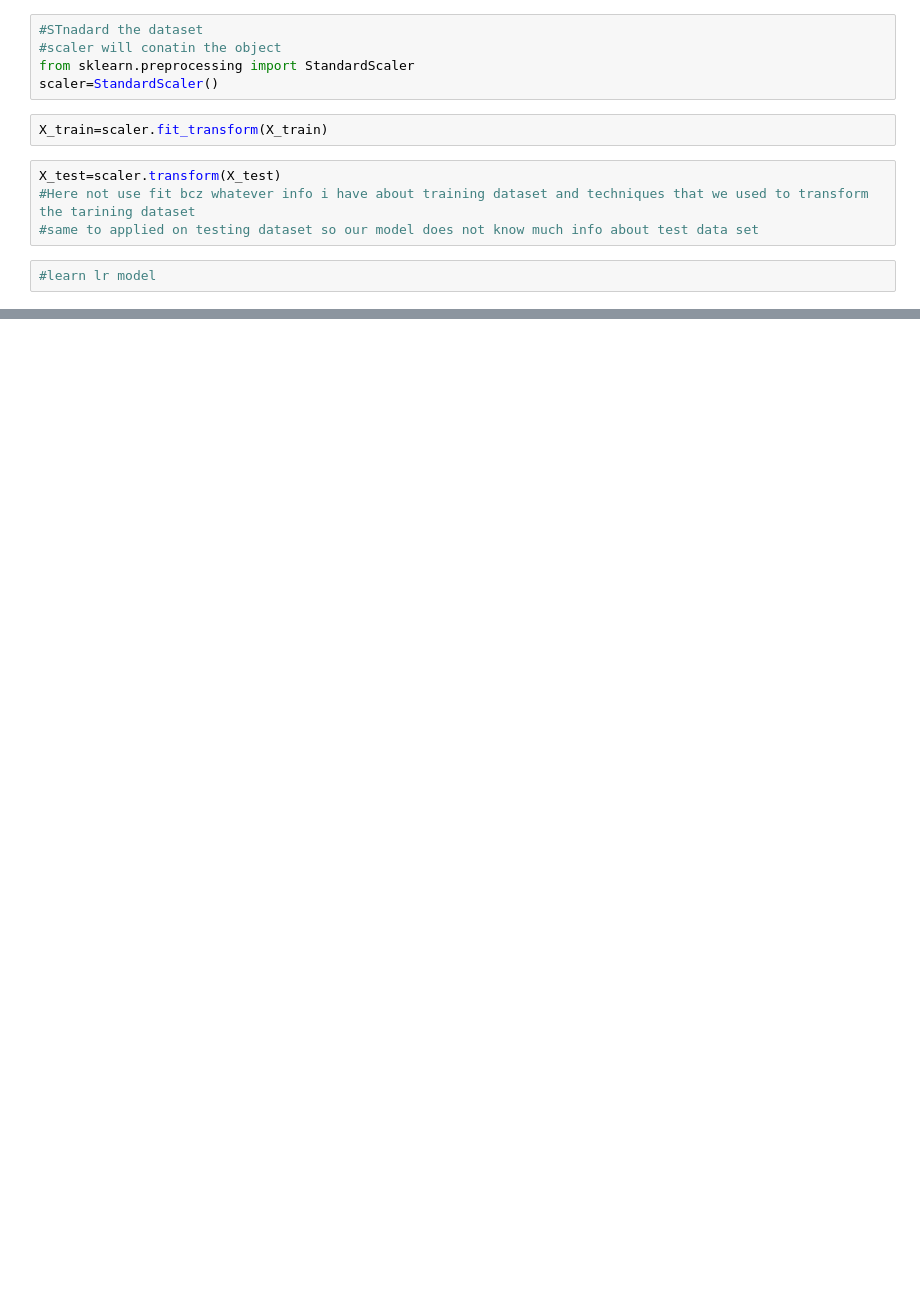
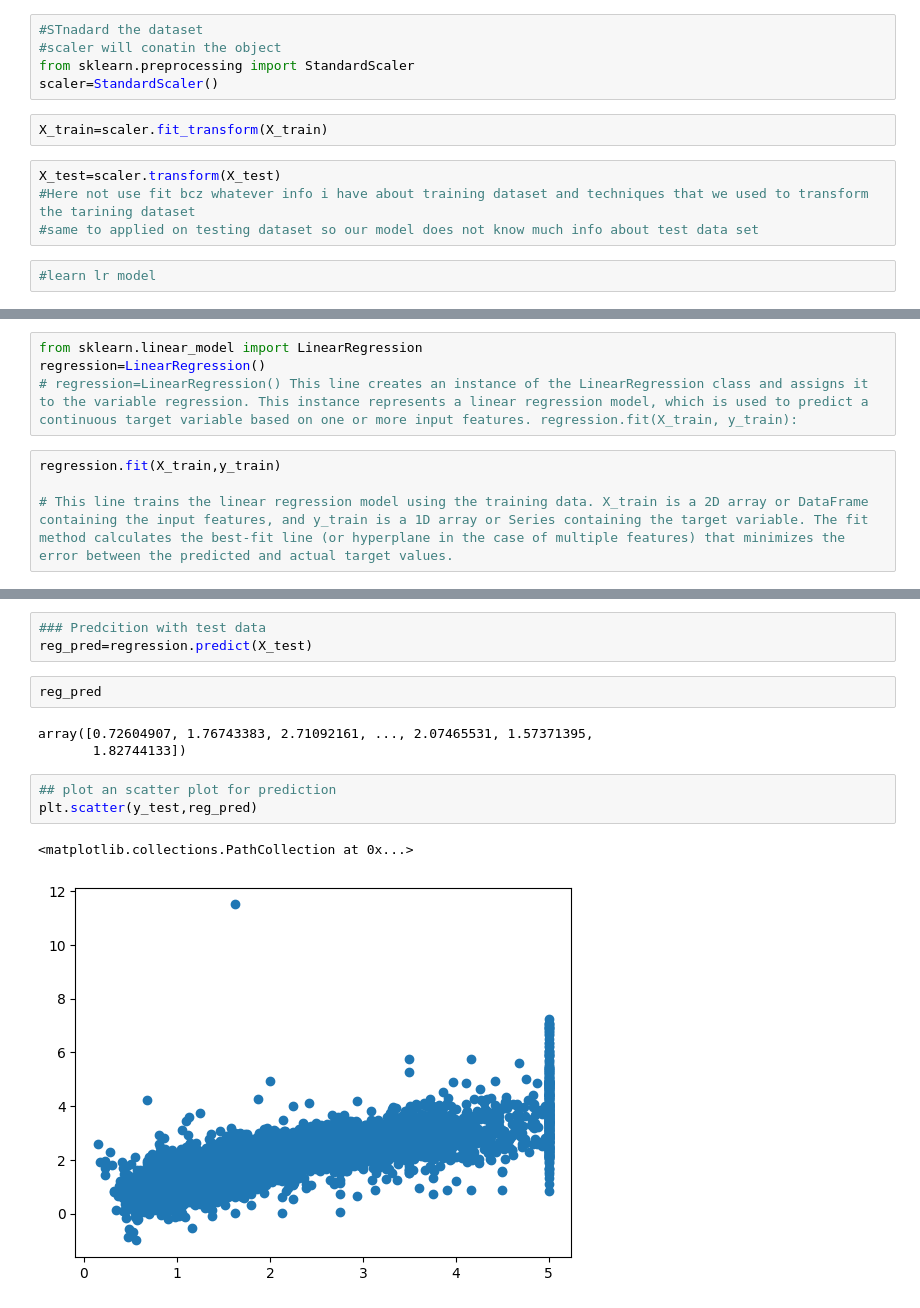
Before and after one commit to CR7HARSHIT/Housing-Price-Prediction-MLApplication, a Jupyter notebook: code.ipynb, the cells around one changed output, grey strips where cells are left out. Drawn from its saved outputs; the diff is of its cells as text; blank space fills up the shorter version.

Commit message:
Training the model phase 1

```diff
--- a/code.ipynb
+++ b/code.ipynb
@@ -301,0 +312,8 @@ X_test=scaler.transform(X_test)
+# %%
+from sklearn.linear_model import LinearRegression
+regression=LinearRegression()
+# regression=LinearRegression() This line creates an instance of the LinearRegression class and assigns it to the variable regression. This instance represents a linear regression model, which is used to predict a continuous target variable based on one or more input features. regression.fit(X_train, y_train):
+# %%
+regression.fit(X_train,y_train)
+
+# This line trains the linear regression model using the training data. X_train is a 2D array or DataFrame containing the input features, and y_train is a 1D array or Series containing the target variable. The fit method calculates the best-fit line (or hyperplane in the case of multiple features) that minimizes the error between the predicted and actual target values.
@@ -301,0 +343,14 @@ X_test=scaler.transform(X_test)
+# %%
+### Predcition with test data
+reg_pred=regression.predict(X_test)
+# %%
+reg_pred
+# %% [output]
+array([0.72604907, 1.76743383, 2.71092161, ..., 2.07465531, 1.57371395,
+       1.82744133])
+# %%
+## plot an scatter plot for prediction
+plt.scatter(y_test,reg_pred)
+# %% [output]
+<matplotlib.collections.PathCollection at 0x...>
+[figure, added]
```
Also changed, not shown: parts of 11 cells of this notebook.
